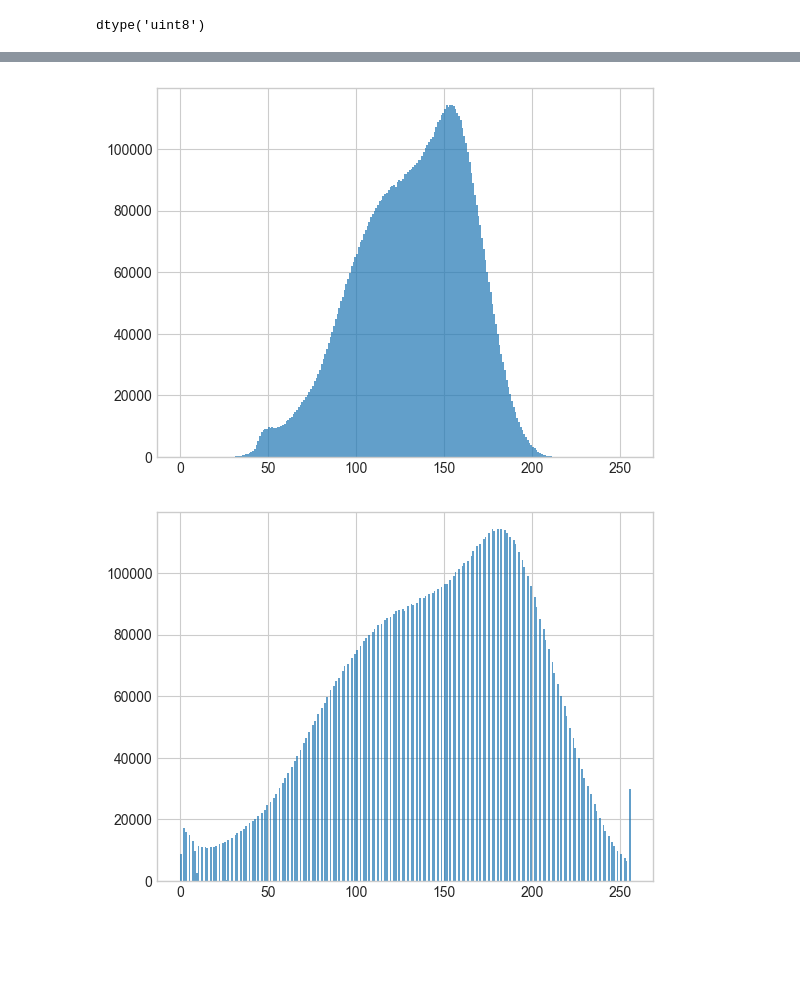
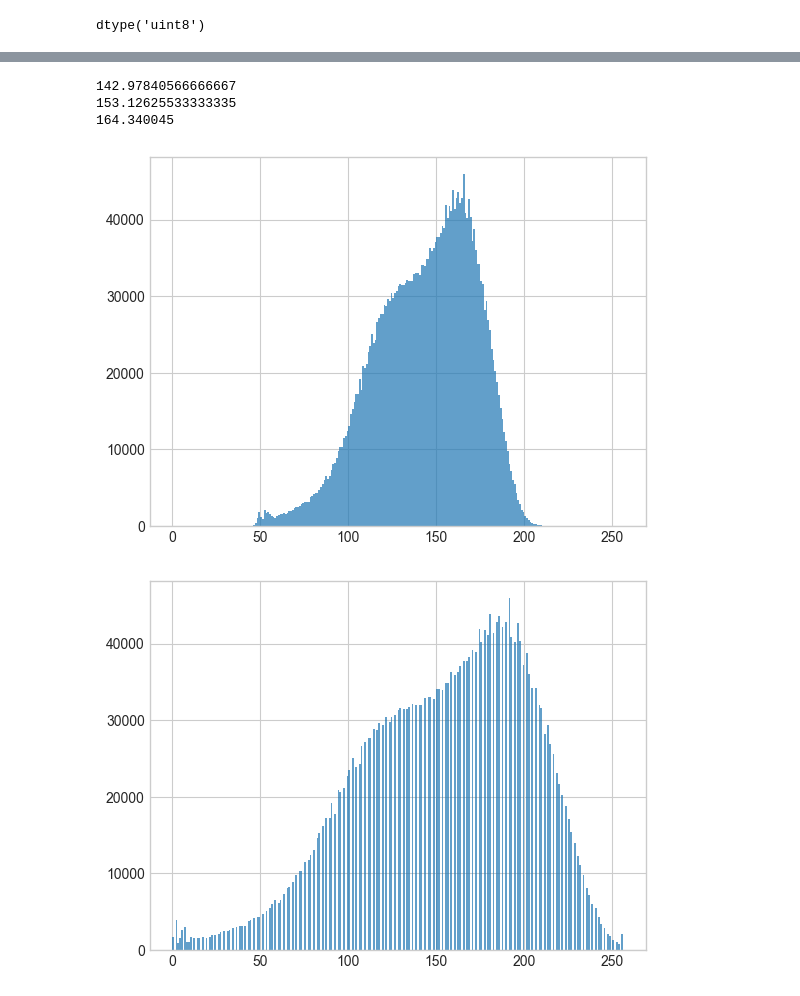
Before and after one commit to joypauls/blog-scripts, a Jupyter notebook: notebooks/contrast_enhancement.ipynb, the cells around one changed output, grey strips where cells are left out. Saved outputs shown, nothing was run; the diff lists cells and outputs as text; code cells hidden in the pictures; blank space fills up the shorter version.

```diff
--- a/notebooks/contrast_enhancement.ipynb
+++ b/notebooks/contrast_enhancement.ipynb
@@ -52,12 +54,24 @@ plot(enhance_contrast(color, 1.7, -80), "")
+# %%
+# cv2.cvtColor(enhance_contrast(color, 1.7, -80)
+print(cv2.cvtColor(color, cv2.COLOR_BGR2LUV)[:,:,0].mean())
+print(enhance_contrast(cv2.cvtColor(color, cv2.COLOR_BGR2LUV)[:,:,0], 1.7, -90).mean())
+print(enhance_contrast(cv2.cvtColor(color, cv2.COLOR_BGR2LUV)[:,:,0], 0.45, 100).mean())
+# %% [output]
+142.97840566666667
+153.12625533333335
+164.340045
 # %%
 plt.style.use("seaborn-v0_8-whitegrid")
 
-plt.hist(cv2.cvtColor(color, cv2.COLOR_BGR2RGB).ravel(), 256, [0, 256], alpha=0.7)
+plt.hist(cv2.cvtColor(color, cv2.COLOR_BGR2LUV)[:,:,0].ravel(), 256, [0, 256], alpha=0.7)
 plt.show()
 
 
-plt.hist(cv2.cvtColor(enhance_contrast(color, 1.7, -80), cv2.COLOR_BGR2RGB).ravel(), 256, [0, 256], alpha=0.7)
+plt.hist(enhance_contrast(cv2.cvtColor(color, cv2.COLOR_BGR2LUV)[:,:,0], 1.7, -90).ravel(), 256, [0, 256], alpha=0.7)
 plt.show()
+
+plt.hist(enhance_contrast(cv2.cvtColor(color, cv2.COLOR_BGR2LUV)[:,:,0], 0.3, 100).ravel(), 256, [0, 256], alpha=0.7)
+plt.show()
 # %% [output]
-[figure, old version]
+[figure, new version]
-[figure, old version]
+[figure, new version]
```
Also changed, not shown: parts of 5 cells of this notebook.
